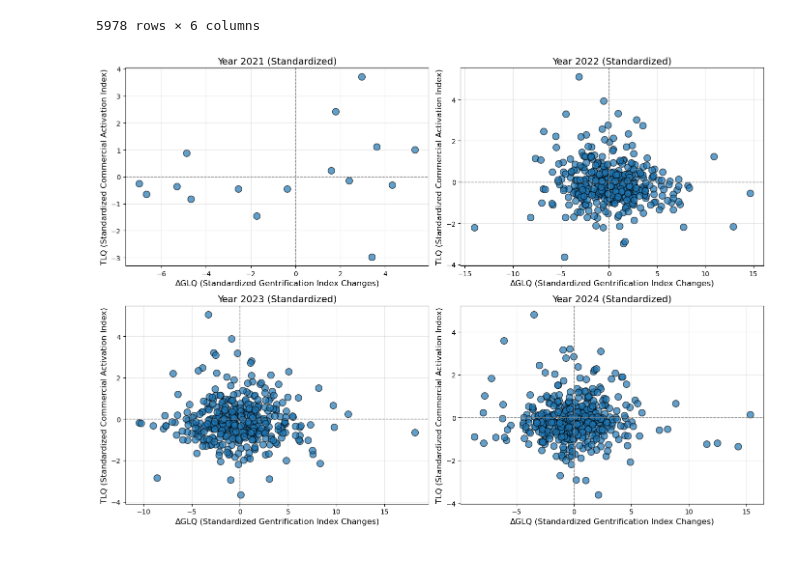
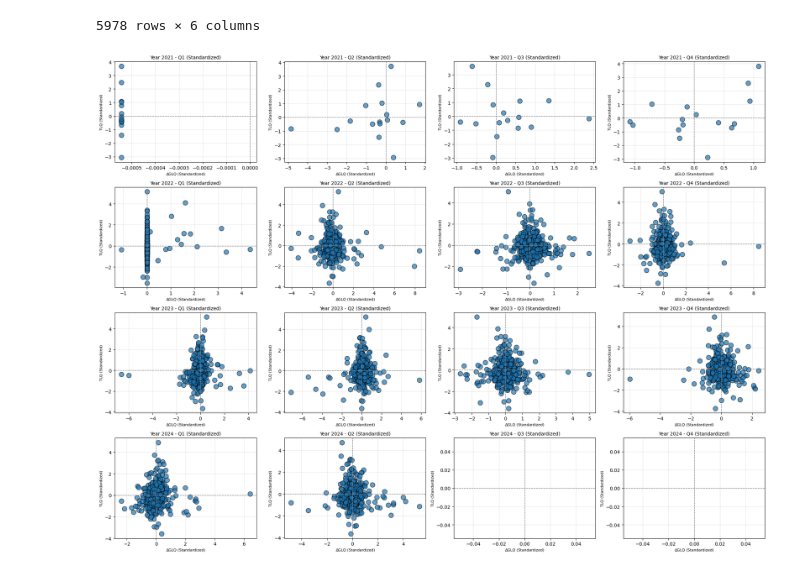
Before and after one commit to Gyuhyeon-Eom/FInal_Project, a Jupyter notebook: Final_FInal_LQ_EOM.ipynb, the cells around one changed output. Drawn from its saved outputs; the diff is of its cells as text; code cells hidden in the pictures.

```diff
--- a/Final_FInal_LQ_EOM.ipynb
+++ b/Final_FInal_LQ_EOM.ipynb
@@ -58,39 +58,40 @@ df_no
 # %%
 import matplotlib.pyplot as plt
 # %%
-from sklearn.preprocessing import StandardScaler
-
 scaler = StandardScaler()
 
 columns_to_scale = ['delta_glq', 'tlq', 'pop_total', 'pop_floating', 'rent_lq', 'facility_lq']
-
 merged_df_sorted[columns_to_scale] = scaler.fit_transform(merged_df_sorted[columns_to_scale])
 
-annual_aggregates_scaled = merged_df_sorted.groupby(['dong', 'year']).agg({
-    'delta_glq': 'sum',
-    'tlq': 'mean',
+quarterly_aggregates = merged_df_sorted.groupby(['dong', 'year', 'qtr']).agg({
+    'delta_glq': 'mean',  # Average of standardized delta_glq per quarter
+    'tlq': 'mean',        # Average of standardized tlq per quarter
     'pop_total': 'mean',
     'pop_floating': 'mean',
     'rent_lq': 'mean',
     'facility_lq': 'mean'
 }).reset_index()
 
-unique_years = annual_aggregates_scaled['year'].unique()
+comparison_data_all = quarterly_aggregates[(quarterly_aggregates['year'] >= 2021) & (quarterly_aggregates['year'] <= 2024)]
 
-plt.figure(figsize=(14, 10))
+unique_quarters = comparison_data_all['qtr'].unique()
+unique_years = sorted(comparison_data_all['year'].unique())
 
-for i, year in enumerate(sorted(unique_years)):
-    plt.subplot(2, 2, i + 1)
-    year_data = annual_aggregates_scaled[annual_aggregates_scaled['year'] == year]
-    plt.scatter(year_data['delta_glq'], year_data['tlq'], alpha=0.7, edgecolors='k', s=100)
-    plt.title(f'Year {year} (Standardized)', fontsize=14)
-    plt.xlabel('∆GLQ (Standardized Gentrification Index Changes)', fontsize=12)
-    plt.ylabel('TLQ (Standardized Commercial Activation Index)', fontsize=12)
-    plt.grid(alpha=0.3)
-    plt.axhline(y=0, color='gray', linestyle='--', linewidth=1)
-    plt.axvline(x=0, color='gray', linestyle='--', linewidth=1)
+plt.figure(figsize=(20, 15))
+
+for i, year in enumerate(unique_years):
+    for j, qtr in enumerate(unique_quarters):
+        plt.subplot(len(unique_years), len(unique_quarters), i * len(unique_quarters) + j + 1)
+        year_qtr_data = comparison_data_all[(comparison_data_all['year'] == year) & (comparison_data_all['qtr'] == qtr)]
+        plt.scatter(year_qtr_data['delta_glq'], year_qtr_data['tlq'], alpha=0.7, edgecolors='k', s=100)
+        plt.title(f'Year {year} - Q{qtr} (Standardized)', fontsize=10)
+        plt.xlabel('∆GLQ (Standardized)', fontsize=8)
+        plt.ylabel('TLQ (Standardized)', fontsize=8)
+        plt.grid(alpha=0.3)
+        plt.axhline(y=0, color='gray', linestyle='--', linewidth=1)
+        plt.axvline(x=0, color='gray', linestyle='--', linewidth=1)
 
 plt.tight_layout()
 plt.show()
 # %% [output]
-[figure, old version]
+[figure, new version]
```
